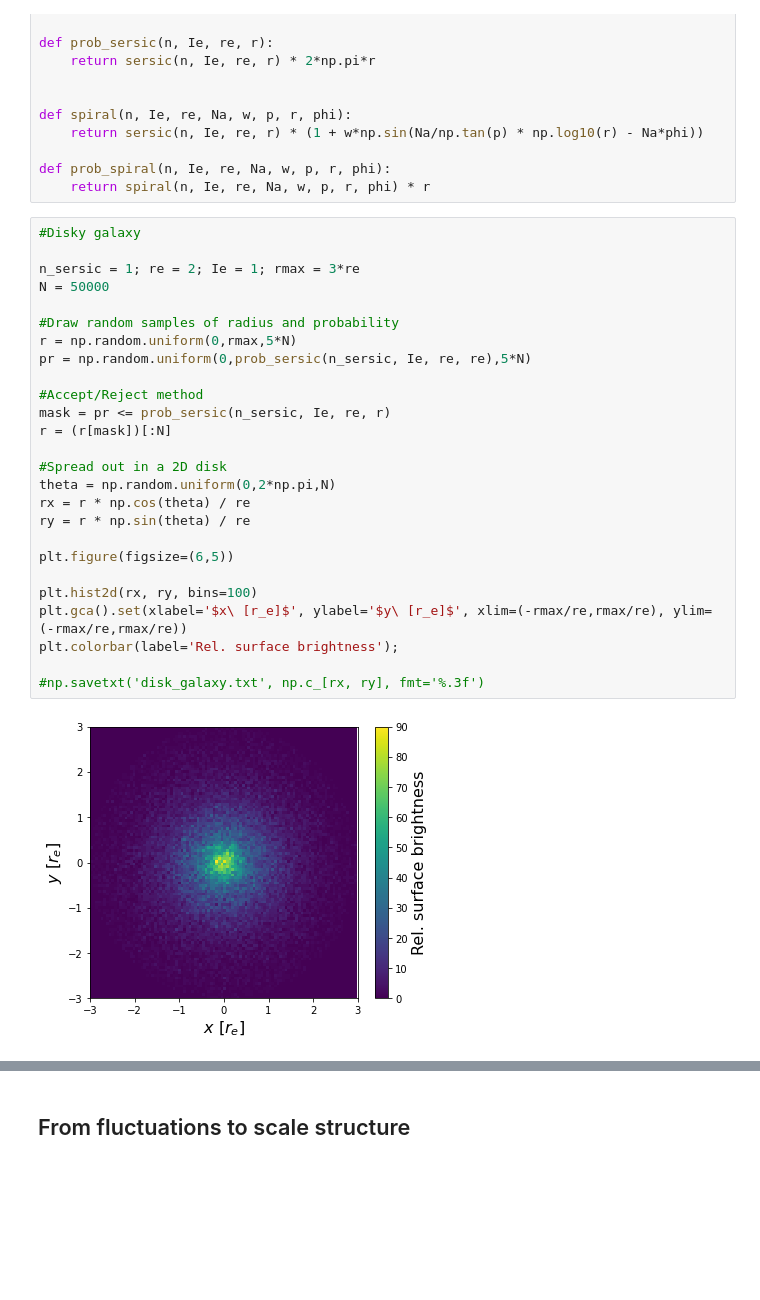
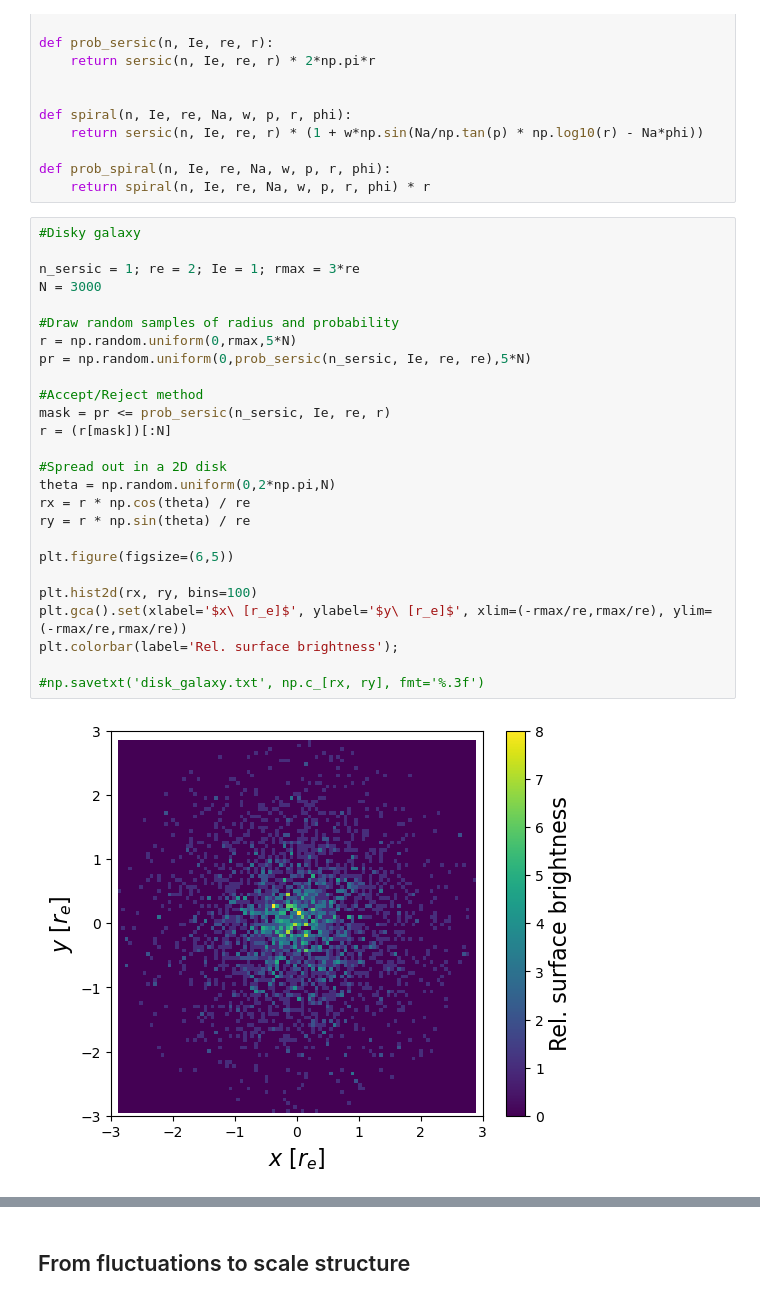
Before and after one commit to ansomax/AMAS_Project, a Jupyter notebook: Data points sampling.ipynb, the cells around one changed output, grey strips where cells are left out. Cells and saved outputs as stored; diff of their text form; blank space fills up the shorter version.

```diff
--- a/Data points sampling.ipynb
+++ b/Data points sampling.ipynb
@@ -25,31 +25,31 @@ def prob_spiral(n, Ie, re, Na, w, p, r, phi):
 # %%
 #Disky galaxy
 
 n_sersic = 1; re = 2; Ie = 1; rmax = 3*re
-N = 50000
+N = 3000
 
 #Draw random samples of radius and probability
 r = np.random.uniform(0,rmax,5*N)
 pr = np.random.uniform(0,prob_sersic(n_sersic, Ie, re, re),5*N)
 
 #Accept/Reject method
 mask = pr <= prob_sersic(n_sersic, Ie, re, r)
 r = (r[mask])[:N]
 
 #Spread out in a 2D disk
 theta = np.random.uniform(0,2*np.pi,N)
 rx = r * np.cos(theta) / re
 ry = r * np.sin(theta) / re
 
 plt.figure(figsize=(6,5))
 
 plt.hist2d(rx, ry, bins=100)
 plt.gca().set(xlabel='$x\ [r_e]$', ylabel='$y\ [r_e]$', xlim=(-rmax/re,rmax/re), ylim=(-rmax/re,rmax/re))
 plt.colorbar(label='Rel. surface brightness');
 
 #np.savetxt('disk_galaxy.txt', np.c_[rx, ry], fmt='%.3f')
 # %% [output]
-[figure, old version]
+[figure, new version]
 # %%
 #Spiral arm galaxy
 
```
Also changed, not shown: parts of 1 cell of this notebook, 1 other file.
